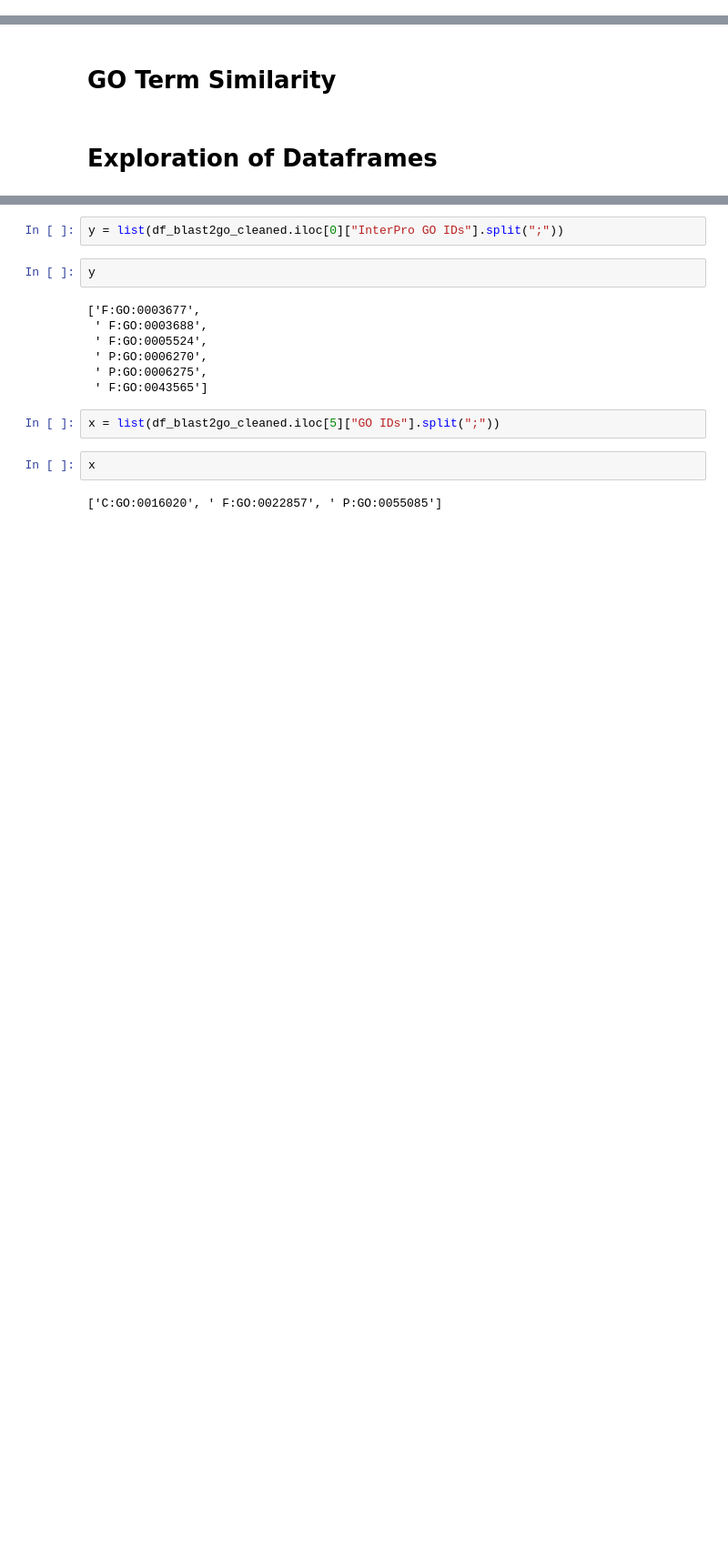
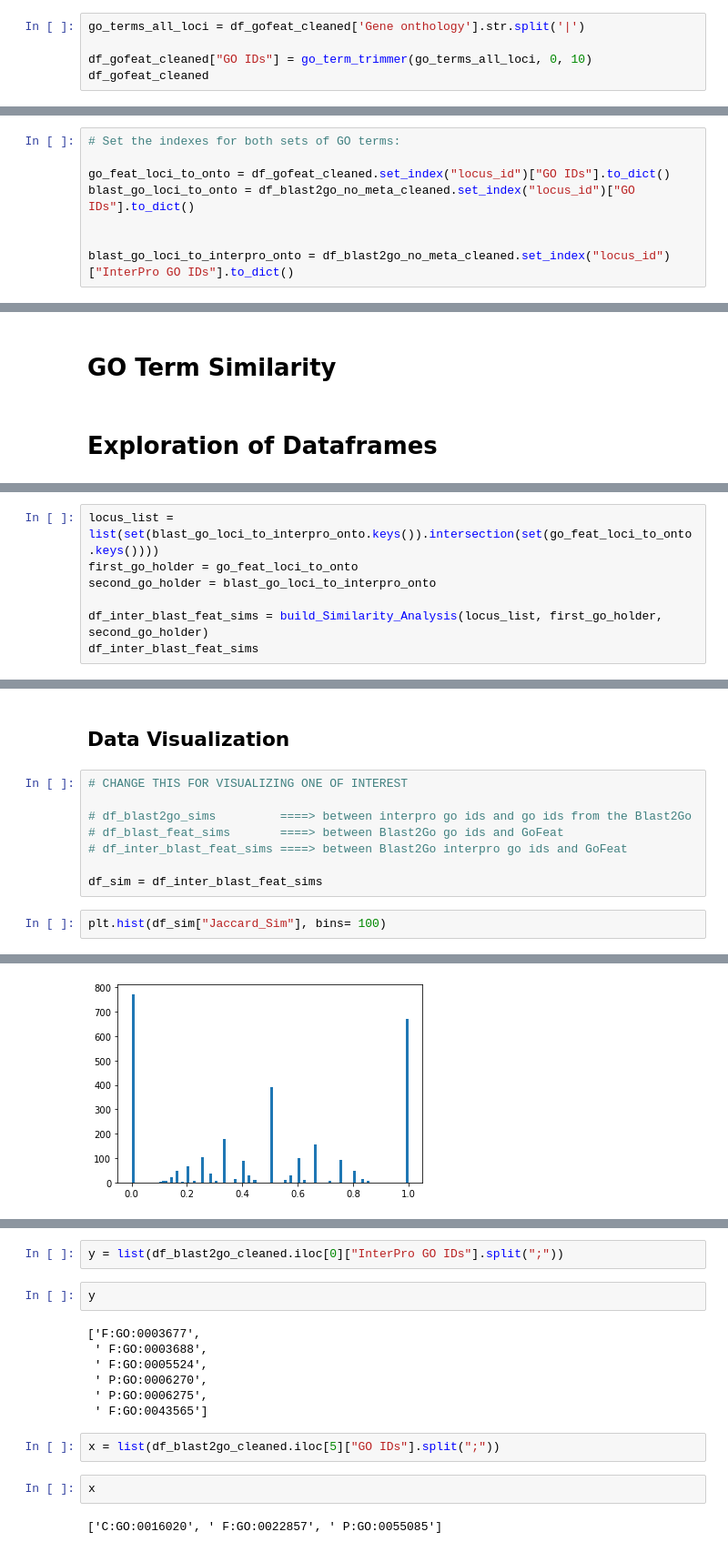
Before and after one commit to vsk-1167/research-5G-transcriptomic-exploration, a Jupyter notebook: Enrichment Analysis/GO_term_exploration.ipynb, the cells around one changed output, grey strips where cells are left out. Shown at 91% size. Cells and saved outputs as stored; diff of their text form; blank space fills up the shorter version.

Commit message:
Added detailed analyisis of Blast2Go (both interpro go ids and regular go ids) and the GoFeat tool outputs

```diff
--- a/Enrichment Analysis/GO_term_exploration.ipynb
+++ b/Enrichment Analysis/GO_term_exploration.ipynb
@@ -131,0 +164,5 @@ Name: Gene onthology, Length: 4373, dtype: object
+# %%
+go_terms_all_loci = df_gofeat_cleaned['Gene onthology'].str.split('|')
+
+df_gofeat_cleaned["GO IDs"] = go_term_trimmer(go_terms_all_loci, 0, 10)
+df_gofeat_cleaned
@@ -131,0 +183,8 @@ Name: Gene onthology, Length: 4373, dtype: object
+# %%
+# Set the indexes for both sets of GO terms:
+
+go_feat_loci_to_onto = df_gofeat_cleaned.set_index("locus_id")["GO IDs"].to_dict()
+blast_go_loci_to_onto = df_blast2go_no_meta_cleaned.set_index("locus_id")["GO IDs"].to_dict()
+
+
+blast_go_loci_to_interpro_onto = df_blast2go_no_meta_cleaned.set_index("locus_id")["InterPro GO IDs"].to_dict()
@@ -135,0 +414,7 @@ Name: Gene onthology, Length: 4373, dtype: object
+# %%
+locus_list = list(set(blast_go_loci_to_interpro_onto.keys()).intersection(set(go_feat_loci_to_onto.keys())))
+first_go_holder = go_feat_loci_to_onto
+second_go_holder = blast_go_loci_to_interpro_onto
+
+df_inter_blast_feat_sims = build_Similarity_Analysis(locus_list, first_go_holder, second_go_holder)
+df_inter_blast_feat_sims
@@ -135,0 +435,13 @@ Name: Gene onthology, Length: 4373, dtype: object
+# %% [markdown]
+## Data Visualization
+# %%
+# CHANGE THIS FOR VISUALIZING ONE OF INTEREST
+
+# df_blast2go_sims         ====> between interpro go ids and go ids from the Blast2Go
+# df_blast_feat_sims       ====> between Blast2Go go ids and GoFeat
+# df_inter_blast_feat_sims ====> between Blast2Go interpro go ids and GoFeat
+
+df_sim = df_inter_blast_feat_sims
+# %%
+plt.hist(df_sim["Jaccard_Sim"], bins= 100)
+# %% [output]
@@ -135,0 +465 @@ Name: Gene onthology, Length: 4373, dtype: object
+[figure, added]
```
Also changed, not shown: parts of 51 cells of this notebook.
